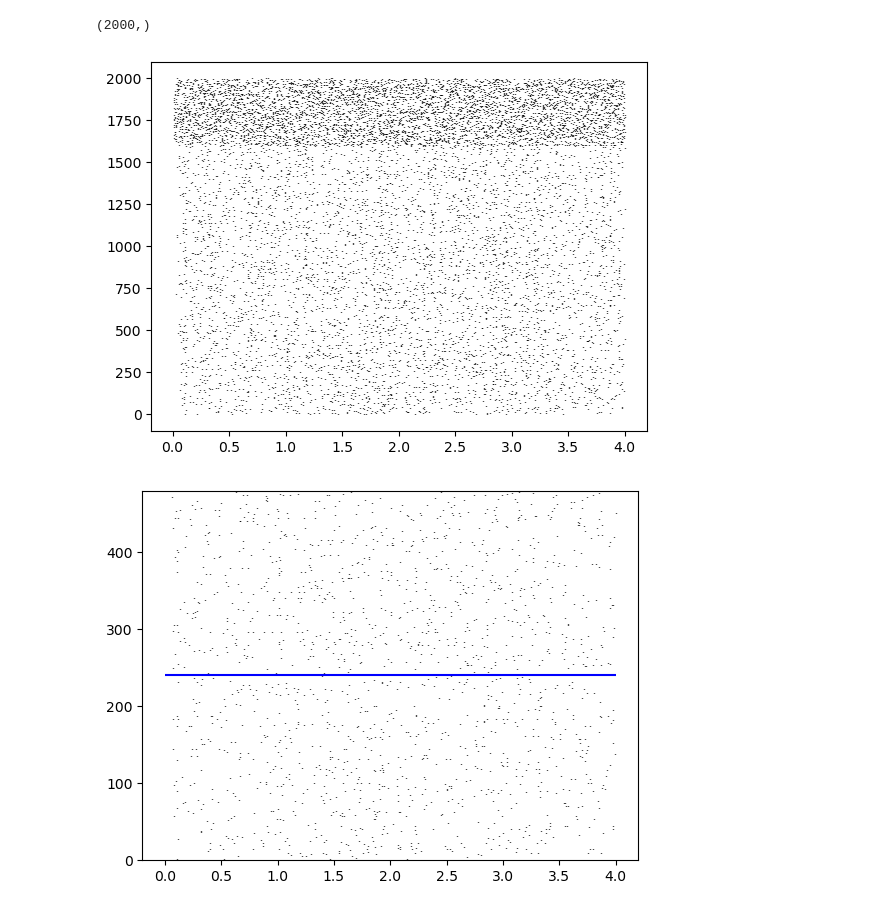
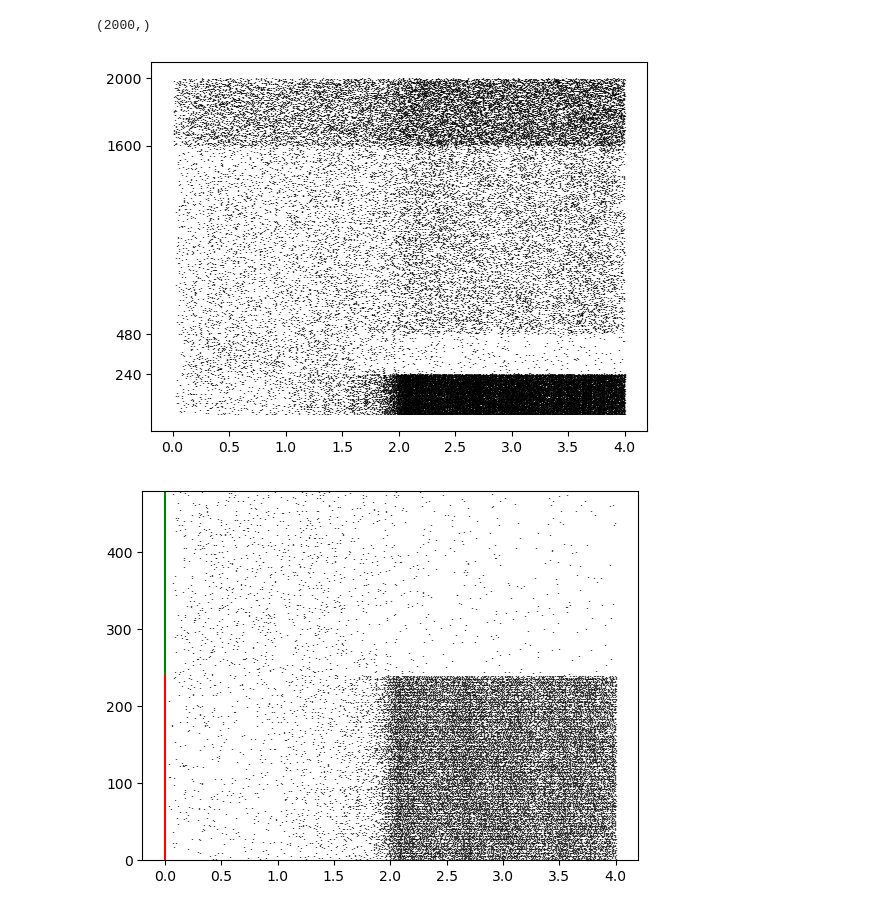
Before and after one commit to mateouma/lif_stochastic_decision, a Jupyter notebook: prelim_analysis.ipynb, the cells around one changed output. Drawn from its saved outputs; the diff is of its cells as text; code cells hidden in the pictures.

```diff
--- a/prelim_analysis.ipynb
+++ b/prelim_analysis.ipynb
@@ -191,7 +183,7 @@ $$
 # %% [markdown]
 ### Deterministic Case (original XJW)
 # %%
-def gen_sensory_stim(mu_0=20, dt=None, rho=None, coh=None, f=0.15, N=2000, sim_len=4, t_start=1, plot=False):
+def gen_sensory_stim(mu_0=20, sigma=4.0, dt=None, rho=None, coh=None, f=0.15, N=2000, sim_len=4, t_start=1, plot=False):
     """
     Generate stimulus rates across time for 2 seconds. Rates are resampled every 50 ms.
     """
@@ -213,8 +205,8 @@ def gen_sensory_stim(mu_0=20, dt=None, rho=None, coh=None, f=0.15, N=2000, sim_l
     switch_idx = int(0.05 / dt) # every 50 ms
     num_switches = int((2 / dt) / switch_idx)
 
-    stim_A_rate_list = np.random.normal(loc=mu_A, scale=4.0, size=num_switches)
-    stim_B_rate_list = np.random.normal(loc=mu_B, scale=4.0, size=num_switches)
+    stim_A_rate_list = np.random.normal(loc=mu_A, scale=sigma, size=num_switches)
+    stim_B_rate_list = np.random.normal(loc=mu_B, scale=sigma, size=num_switches)
 
     stim_rates = np.zeros((Nt, N))
     stim_rates_A = np.zeros(Nt)
@@ -245,9 +237,9 @@ def gen_sensory_stim(mu_0=20, dt=None, rho=None, coh=None, f=0.15, N=2000, sim_l
 # %%
 from scipy.stats import norm
 # %%
-E = -0.7 # originally -70 mV
-v_th = -0.5 # originally -50 mV
-v_r = -0.55 # originally -55 mV
+E = -70 # originally -70 mV
+v_th = -50 # originally -50 mV
+v_r = -55 # originally -55 mV
 
 Ne = 1600
 Ni = 400
@@ -271,7 +263,7 @@ g_ext = {"ampa_e": 2.1, "ampa_i": 1.62}
 g_rec = {"ampa_e": 0.05, "nmda_e": 0.165, "gaba_e": 1.3,
          "ampa_i": 0.04, "nmda_i": 0.13, "gaba_i": 1.0}
 
-Vc = {"e": 0, "i":-0.7}
+Vc = {"e": 0, "i":-70}
 
 EI_ratio = Ne,Ni
 
@@ -296,20 +288,23 @@ B mean rate: 18.72
 # %%
-v, spktimes, spktrains, syn_currents, gating_vars = sim_determ_lif_recep_perturb(J=Jmat, E=E, g_l=g_l, c_m=c_m, g_ext=g_ext, g_rec=g_rec, tau_recep=tau_recep, Vc=Vc, EI_ratio=EI_ratio, In_sens=(dt*stim_rates), tstop=tstop, dt=dt, v_th=v_th, v_r=v_r) # (dt*stim_rates) in sensory input
+v, spktimes, spktrains, syn_currents, gating_vars = sim_determ_lif_recep_perturb(J=Jmat, E=E, g_l=g_l, c_m=c_m, g_ext=g_ext, g_rec=g_rec, tau_recep=tau_recep, Vc=Vc, EI_ratio=EI_ratio, In_sens=stim_rates*dt, tstop=tstop, dt=dt, v_th=v_th, v_r=v_r) # (dt*stim_rates) in sensory input
 # %% [output]
 (2000,)
 # %%
 plt.plot(spktimes[:,0], spktimes[:,1], 'k|', markersize=0.5)
 #plt.ylim((0,480))
+plt.yticks([240,480,1600,2000])
 plt.show()
 # %% [output]
-[figure, old version]
+[figure, new version]
 # %%
 plt.plot(spktimes[:,0], spktimes[:,1], 'k|', markersize=0.5)
-plt.hlines(240, xmin=0, xmax=max(tplot), color='blue')
+#plt.hlines(240, xmin=0, xmax=max(tplot), color='blue')
+plt.vlines(0.0, ymin=0, ymax=240, color='r')
+plt.vlines(0.0, ymin=240, ymax=480, color='g')
 plt.ylim((0,480))
 plt.show()
 # %% [output]
-[figure, old version]
+[figure, new version]
 # %%
 a_spks = spktrains[:,:240]
 b_spks = spktrains[:,240:480]
```
Also changed, not shown: parts of 7 cells of this notebook, 1 other file.
